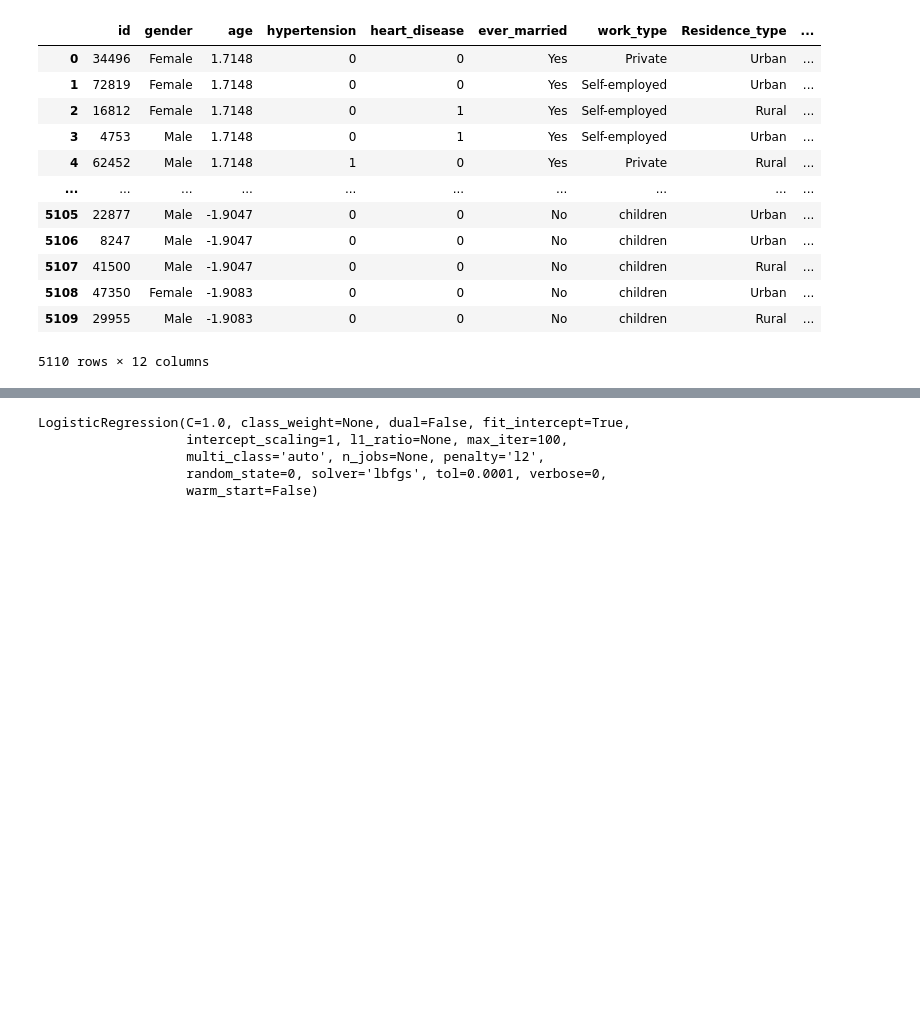
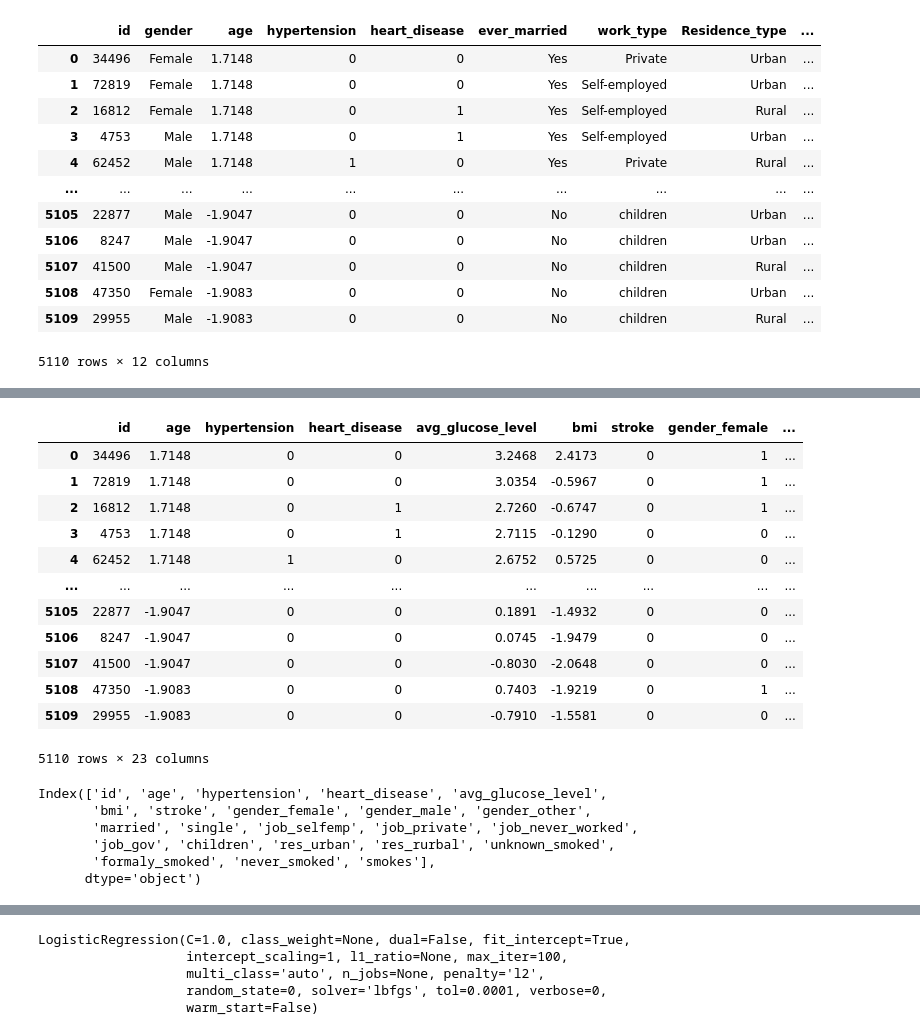
Before and after one commit to ViaKepesi/kaggle_healthcare_dataset_stroke_data, a Jupyter notebook: kaggle_stroke.ipynb, the cells around one changed output, grey strips where cells are left out. Drawn from its saved outputs; the diff is of its cells as text; code cells hidden in the pictures; blank space fills up the shorter version.

```diff
--- a/kaggle_stroke.ipynb
+++ b/kaggle_stroke.ipynb
@@ -237,0 +331,30 @@ dtype: int64
+# %%
+data['unknown_smoked']=pd.get_dummies(data.smoking_status)['Unknown']
+data['formaly_smoked']=pd.get_dummies(data.smoking_status)['formerly smoked']
+data['never_smoked']=pd.get_dummies(data.smoking_status)['never smoked']
+data['smokes']=pd.get_dummies(data.smoking_status)['smokes']
+del data['smoking_status']
+data
+# %% [output]
+|  | id | age | hypertension | heart_disease | avg_glucose_level | bmi | stroke | gender_female | ... |
+| 0 | 34496 | 1.7148 | 0 | 0 | 3.2468 | 2.4173 | 0 | 1 | ... |
+| 1 | 72819 | 1.7148 | 0 | 0 | 3.0354 | -0.5967 | 0 | 1 | ... |
+| 2 | 16812 | 1.7148 | 0 | 1 | 2.7260 | -0.6747 | 0 | 1 | ... |
+| 3 | 4753 | 1.7148 | 0 | 1 | 2.7115 | -0.1290 | 0 | 0 | ... |
+| 4 | 62452 | 1.7148 | 1 | 0 | 2.6752 | 0.5725 | 0 | 0 | ... |
+| ... | ... | ... | ... | ... | ... | ... | ... | ... | ... |
+| 5105 | 22877 | -1.9047 | 0 | 0 | 0.1891 | -1.4932 | 0 | 0 | ... |
+| 5106 | 8247 | -1.9047 | 0 | 0 | 0.0745 | -1.9479 | 0 | 0 | ... |
+| 5107 | 41500 | -1.9047 | 0 | 0 | -0.8030 | -2.0648 | 0 | 0 | ... |
+| 5108 | 47350 | -1.9083 | 0 | 0 | 0.7403 | -1.9219 | 0 | 1 | ... |
+| 5109 | 29955 | -1.9083 | 0 | 0 | -0.7910 | -1.5581 | 0 | 0 | ... |
+5110 rows × 23 columns
+# %%
+data.columns
+# %% [output]
+Index(['id', 'age', 'hypertension', 'heart_disease', 'avg_glucose_level',
+       'bmi', 'stroke', 'gender_female', 'gender_male', 'gender_other',
+       'married', 'single', 'job_selfemp', 'job_private', 'job_never_worked',
+       'job_gov', 'children', 'res_urban', 'res_rurbal', 'unknown_smoked',
+       'formaly_smoked', 'never_smoked', 'smokes'],
+      dtype='object')
```
Also changed, not shown: parts of 44 cells of this notebook.
